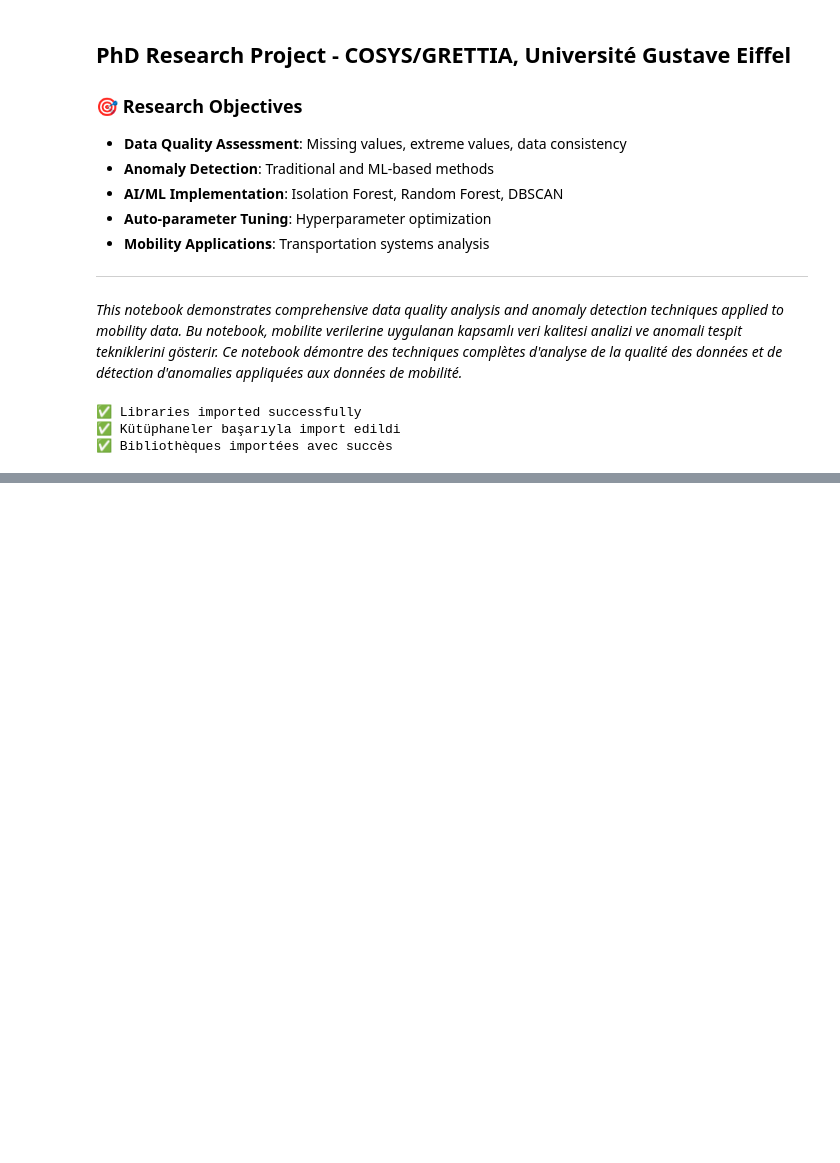
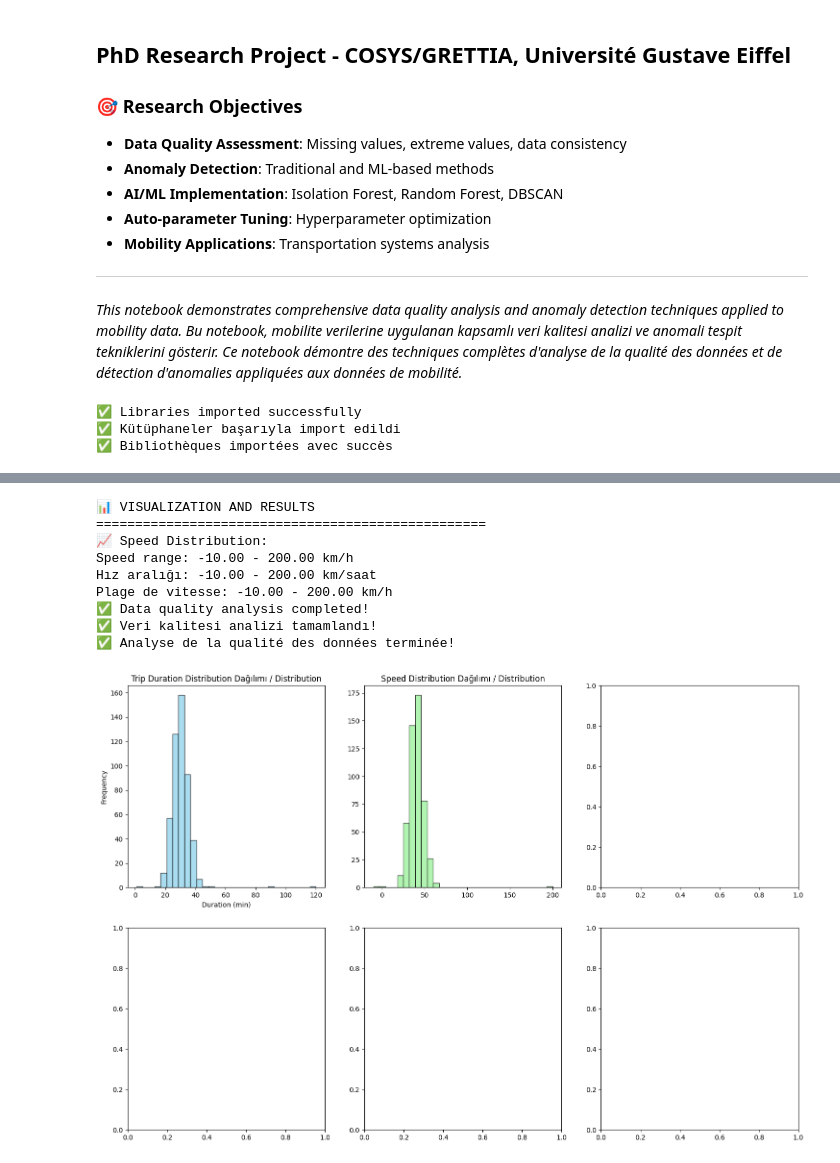
Before and after one commit to ZeynepRuveyda/data-quality-anomaly-detection, a Jupyter notebook: data_quality_anomaly_detection.ipynb, the cells around one changed output, grey strips where cells are left out. Saved outputs shown, nothing was run; the diff lists cells and outputs as text; code cells hidden in the pictures; blank space fills up the shorter version.

Commit message:
Update notebook and docs; align with PhD data-quality anomaly-detection scope

```diff
--- a/data_quality_anomaly_detection.ipynb
+++ b/data_quality_anomaly_detection.ipynb
@@ -277,32 +344,40 @@ print(f"ROC-AUC: {roc_auc_score(y_test, rf_prob):.4f}")
 # %%
 # HÜCRE 8: GÖRSELLEŞTİRME VE SONUÇLAR
 # CELLULE 8: VISUALISATION ET RÉSULTATS
 # CELL 8: VISUALIZATION AND RESULTS
 
 # Visualization and Results
 print("📊 VISUALIZATION AND RESULTS")
 print("=" * 50)
 
 # Create comprehensive visualization
 fig, axes = plt.subplots(2, 3, figsize=(18, 12))
 
 # 1. Trip Duration Distribution
 axes[0, 0].hist(data['trip_duration_min'].dropna(), bins=30, alpha=0.7, color='skyblue', edgecolor='black')
-axes[0, 0].set_title('Trip Duration Distribution
-Dağılımı / Distribution')
+axes[0, 0].set_title('Trip Duration Distribution Dağılımı / Distribution')
 axes[0, 0].set_xlabel('Duration (min)')
 axes[0, 0].set_ylabel('Frequency')
 
 # 2. Speed Distribution
 axes[0, 1].hist(data['speed_kmh'].dropna(), bins=30, alpha=0.7, color='lightgreen', edgecolor='black')
-axes[0, 1].set_title('Speed Distribution
-Dağılımı / Distribution')
-print("
-📈 Speed Distribution:")
+axes[0, 1].set_title('Speed Distribution Dağılımı / Distribution')
+print("📈 Speed Distribution:")
 print(f"Speed range: {data['speed_kmh'].min():.2f} - {data['speed_kmh'].max():.2f} km/h")
 print(f"Hız aralığı: {data['speed_kmh'].min():.2f} - {data['speed_kmh'].max():.2f} km/saat")
 print(f"Plage de vitesse: {data['speed_kmh'].min():.2f} - {data['speed_kmh'].max():.2f} km/h")
 
 print("✅ Data quality analysis completed!")
 print("✅ Veri kalitesi analizi tamamlandı!")
 print("✅ Analyse de la qualité des données terminée!")
+# %% [output]
+📊 VISUALIZATION AND RESULTS
+==================================================
+📈 Speed Distribution:
+Speed range: -10.00 - 200.00 km/h
+Hız aralığı: -10.00 - 200.00 km/saat
+Plage de vitesse: -10.00 - 200.00 km/h
+✅ Data quality analysis completed!
+✅ Veri kalitesi analizi tamamlandı!
+✅ Analyse de la qualité des données terminée!
+[figure, added]
```
Also changed, not shown: parts of 6 cells of this notebook.
